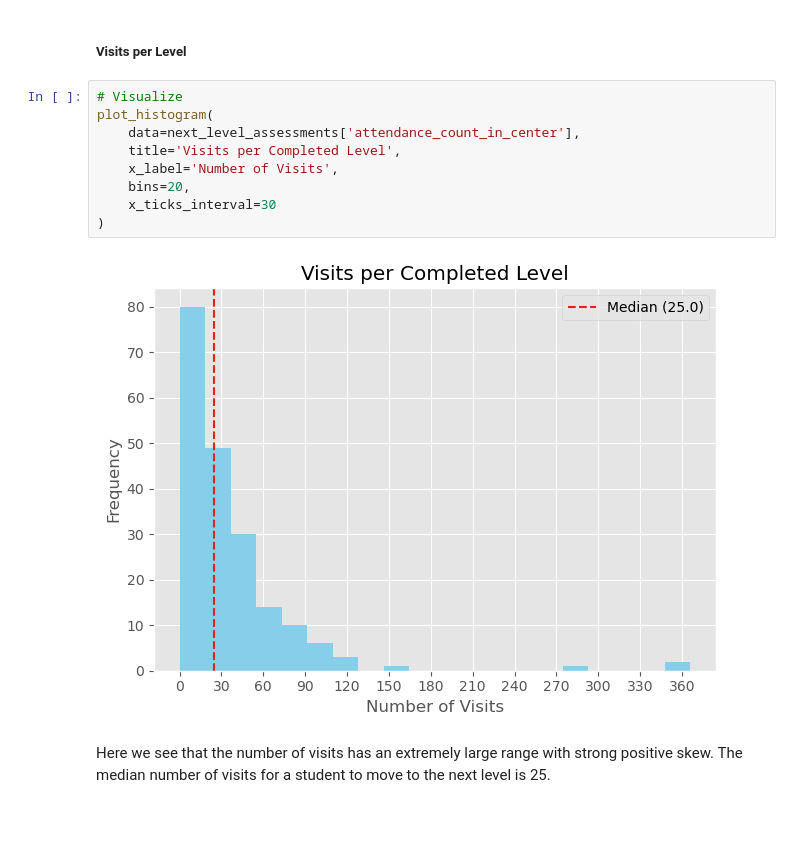
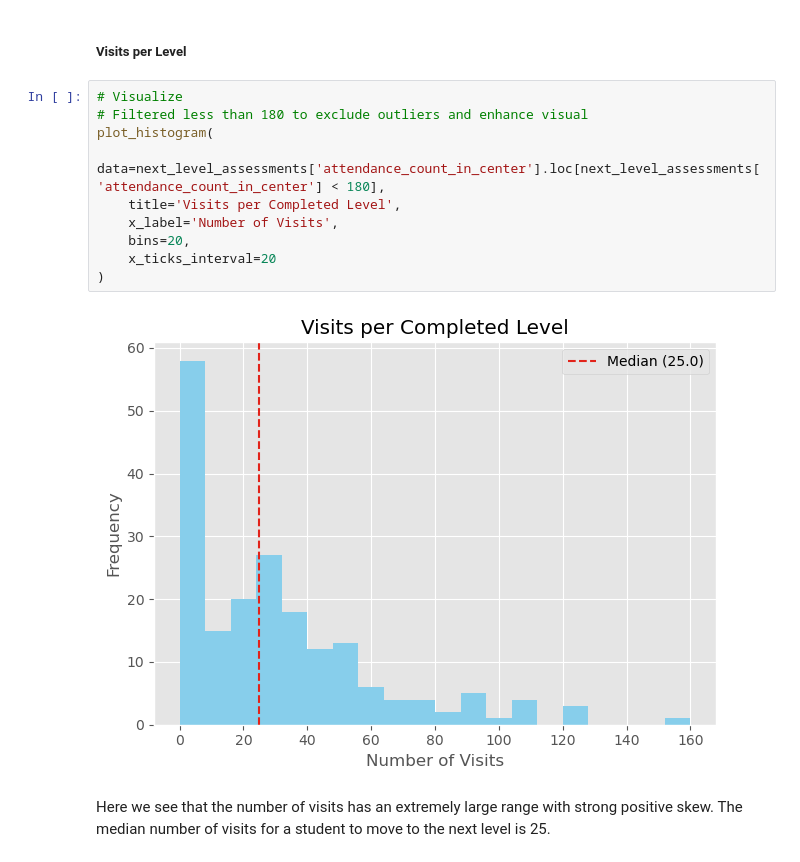
Before and after one commit to elijahlopez94/trends_in_supplemental_education_program, a Jupyter notebook: eda_notebook.ipynb, the cells around one changed output. Saved outputs shown, nothing was run; the diff lists cells and outputs as text; blank space fills up the shorter version.

```diff
--- a/eda_notebook.ipynb
+++ b/eda_notebook.ipynb
@@ -1873,15 +1892,16 @@ Here we see that there is a strong positive skew for PKs required to complete ea
 ##### Visits per Level
 # %%
 # Visualize
+# Filtered less than 180 to exclude outliers and enhance visual
 plot_histogram(
-    data=next_level_assessments['attendance_count_in_center'],
+    data=next_level_assessments['attendance_count_in_center'].loc[next_level_assessments['attendance_count_in_center'] < 180],
     title='Visits per Completed Level',
     x_label='Number of Visits',
     bins=20,
-    x_ticks_interval=30
+    x_ticks_interval=20
 )
 # %% [output]
-[figure, old version]
+[figure, new version]
 # %% [markdown]
 Here we see that the number of visits has an extremely large range with strong positive skew. The median number of visits for a student to move to the next level is 25.
 # %% [markdown]
```
Also changed, not shown: parts of 21 cells of this notebook, 25 other files.
